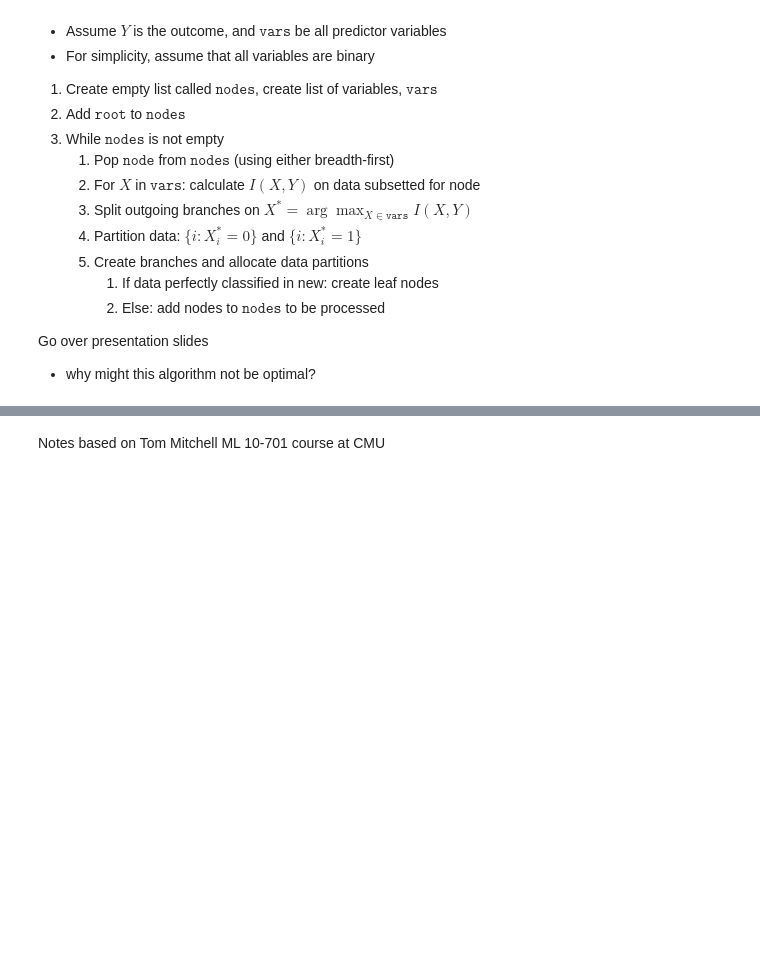
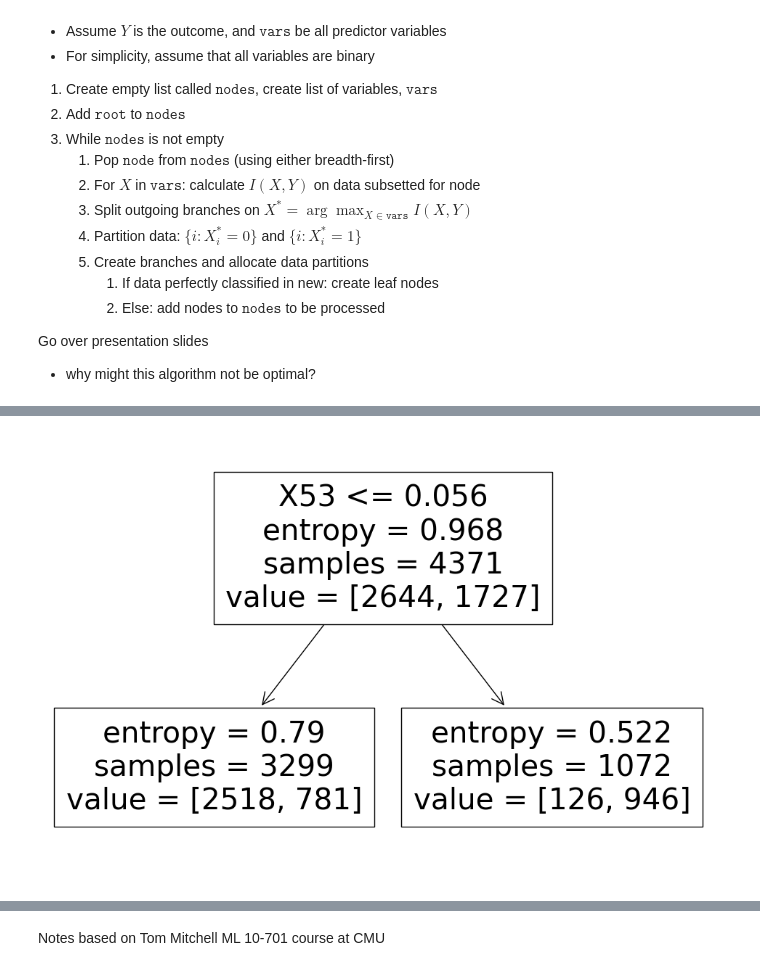
Before and after one commit to omesner/UMSTATS504, a Jupyter notebook: trees/trees.ipynb, the cells around one changed output, grey strips where cells are left out. Saved outputs shown, nothing was run; the diff lists cells and outputs as text; code cells hidden in the pictures; blank space fills up the shorter version.

Commit message:
Finished decision tree, CV, pruning
	- next: random forest
	- adaBoost

```diff
--- a/trees/trees.ipynb
+++ b/trees/trees.ipynb
@@ -528,0 +530,10 @@ Rows: 4371, Columns: 58
+# %%
+import sklearn
+from sklearn import tree
+import graphviz
+
+clf = tree.DecisionTreeClassifier(criterion='entropy', max_depth=1)
+clf = clf.fit(train_set.drop(columns='Y'), train_set['Y'])
+tree.plot_tree(clf, feature_names=train_set.columns);
+# %% [output]
+[figure, added]
```
Also changed, not shown: parts of 25 cells of this notebook.
